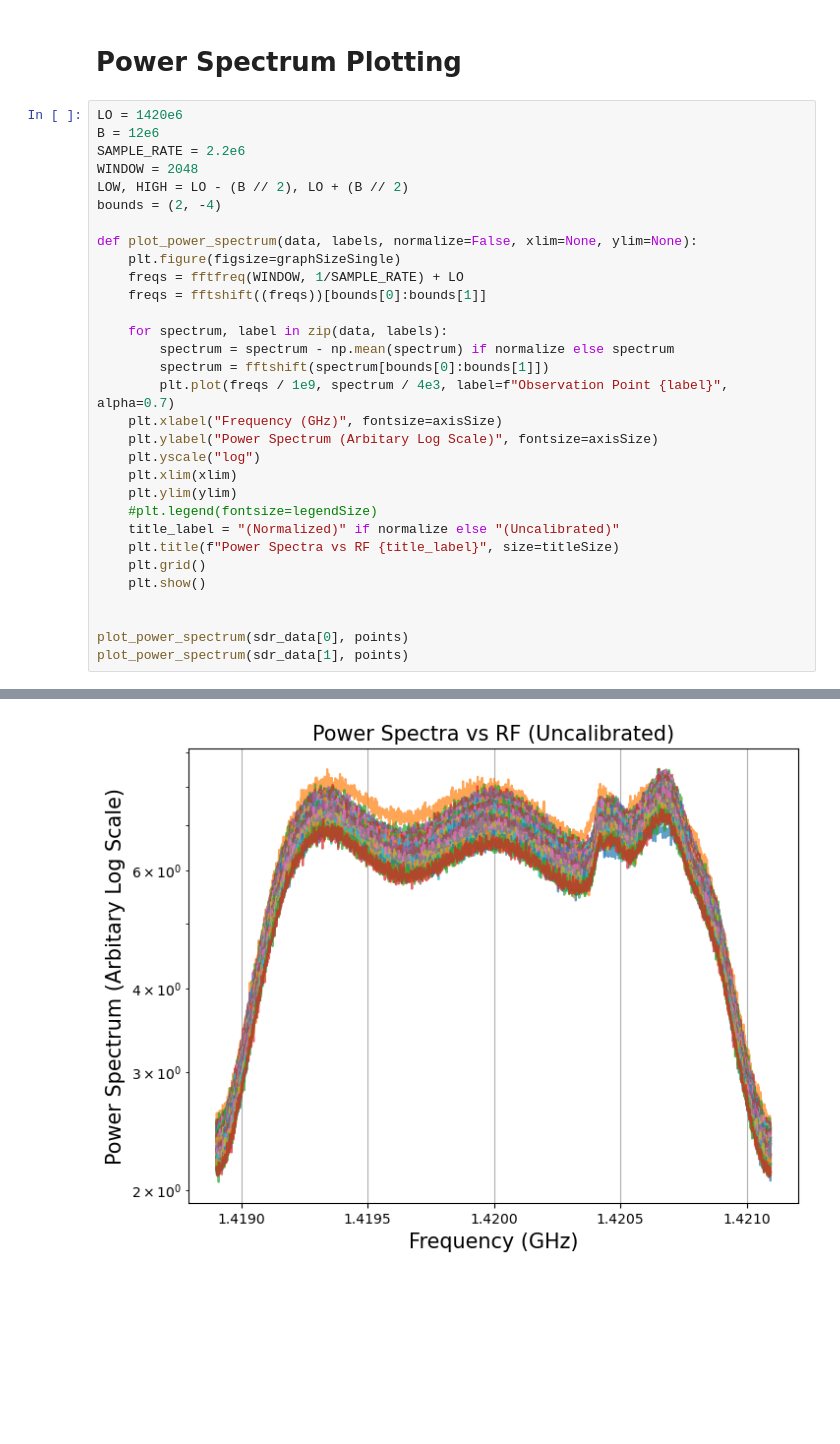
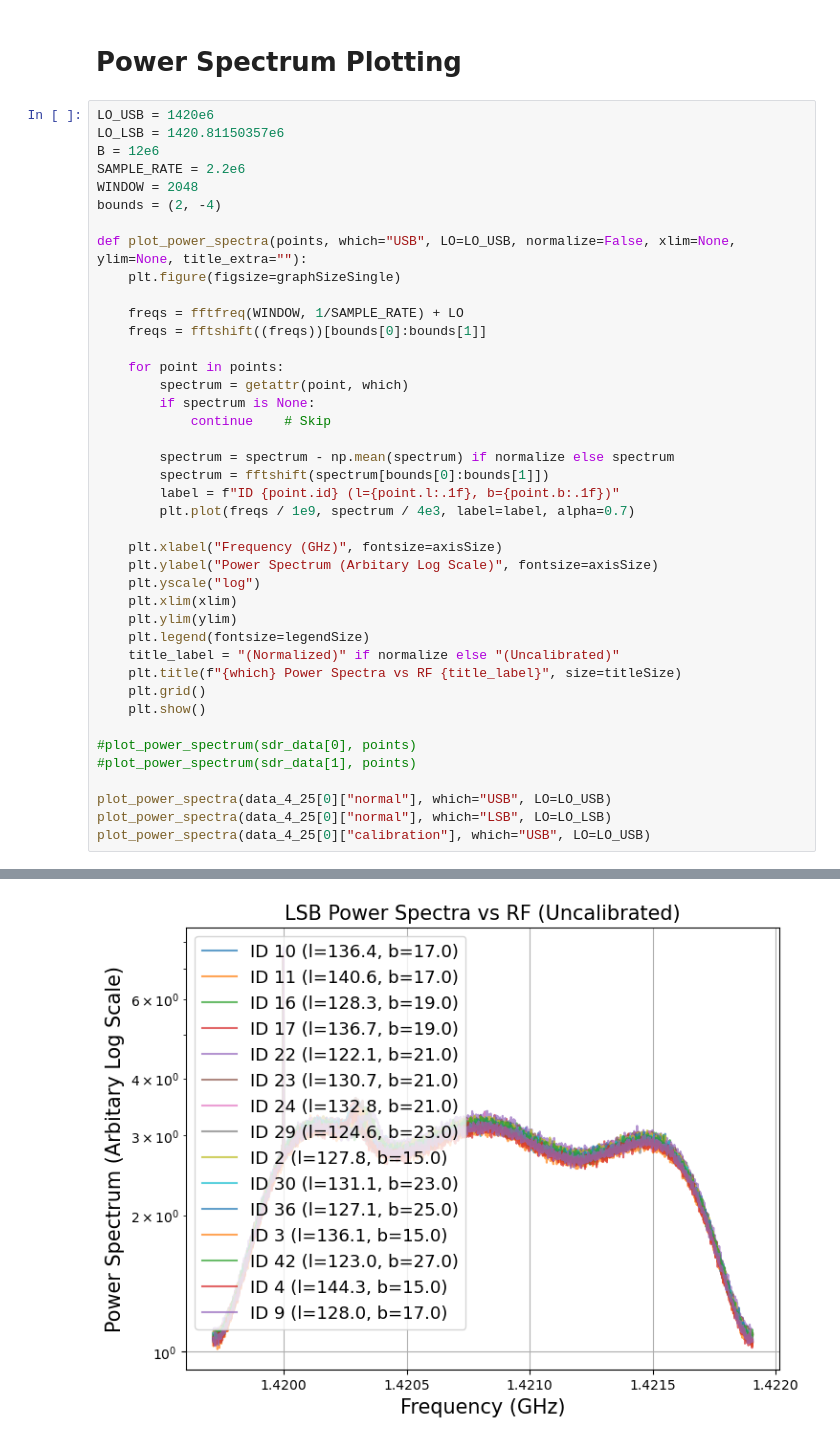
Before and after one commit to Brandon102002/ugastro, a Jupyter notebook: lab_4_analysis.ipynb, the cells around one changed output, grey strips where cells are left out. Drawn from its saved outputs; the diff is of its cells as text; blank space fills up the shorter version.

Commit message:
extracted data, computed line shape

```diff
--- a/lab_4_analysis.ipynb
+++ b/lab_4_analysis.ipynb
@@ -164,34 +167,44 @@ folder_path = "4_21_1"
 # %% [markdown]
 # Power Spectrum Plotting
 # %%
-LO = 1420e6
+LO_USB = 1420e6
+LO_LSB = 1420.81150357e6
 B = 12e6
 SAMPLE_RATE = 2.2e6
 WINDOW = 2048
-LOW, HIGH = LO - (B // 2), LO + (B // 2)
 bounds = (2, -4)
 
-def plot_power_spectrum(data, labels, normalize=False, xlim=None, ylim=None):
+def plot_power_spectra(points, which="USB", LO=LO_USB, normalize=False, xlim=None, ylim=None, title_extra=""):
     plt.figure(figsize=graphSizeSingle)
+
     freqs = fftfreq(WINDOW, 1/SAMPLE_RATE) + LO
     freqs = fftshift((freqs))[bounds[0]:bounds[1]]
 
-    for spectrum, label in zip(data, labels):
+    for point in points:
+        spectrum = getattr(point, which)
+        if spectrum is None:
+            continue    # Skip
+
         spectrum = spectrum - np.mean(spectrum) if normalize else spectrum
         spectrum = fftshift(spectrum[bounds[0]:bounds[1]])
-        plt.plot(freqs / 1e9, spectrum / 4e3, label=f"Observation Point {label}", alpha=0.7)
+        label = f"ID {point.id} (l={point.l:.1f}, b={point.b:.1f})"
+        plt.plot(freqs / 1e9, spectrum / 4e3, label=label, alpha=0.7)
+
     plt.xlabel("Frequency (GHz)", fontsize=axisSize)
     plt.ylabel("Power Spectrum (Arbitary Log Scale)", fontsize=axisSize)
     plt.yscale("log")
     plt.xlim(xlim)
     plt.ylim(ylim)
-    #plt.legend(fontsize=legendSize)
+    plt.legend(fontsize=legendSize)
     title_label = "(Normalized)" if normalize else "(Uncalibrated)"
-    plt.title(f"Power Spectra vs RF {title_label}", size=titleSize)
+    plt.title(f"{which} Power Spectra vs RF {title_label}", size=titleSize)
     plt.grid()
     plt.show()
 
+#plot_power_spectrum(sdr_data[0], points)
+#plot_power_spectrum(sdr_data[1], points)
 
-plot_power_spectrum(sdr_data[0], points)
-plot_power_spectrum(sdr_data[1], points)
+plot_power_spectra(data_4_25[0]["normal"], which="USB", LO=LO_USB)
+plot_power_spectra(data_4_25[0]["normal"], which="LSB", LO=LO_LSB)
+plot_power_spectra(data_4_25[0]["calibration"], which="USB", LO=LO_USB)
 # %% [output]
@@ -199 +212 @@ plot_power_spectrum(sdr_data[1], points)
-[figure, old version]
+[figure, new version]
```
Also changed, not shown: parts of 7 cells of this notebook.
